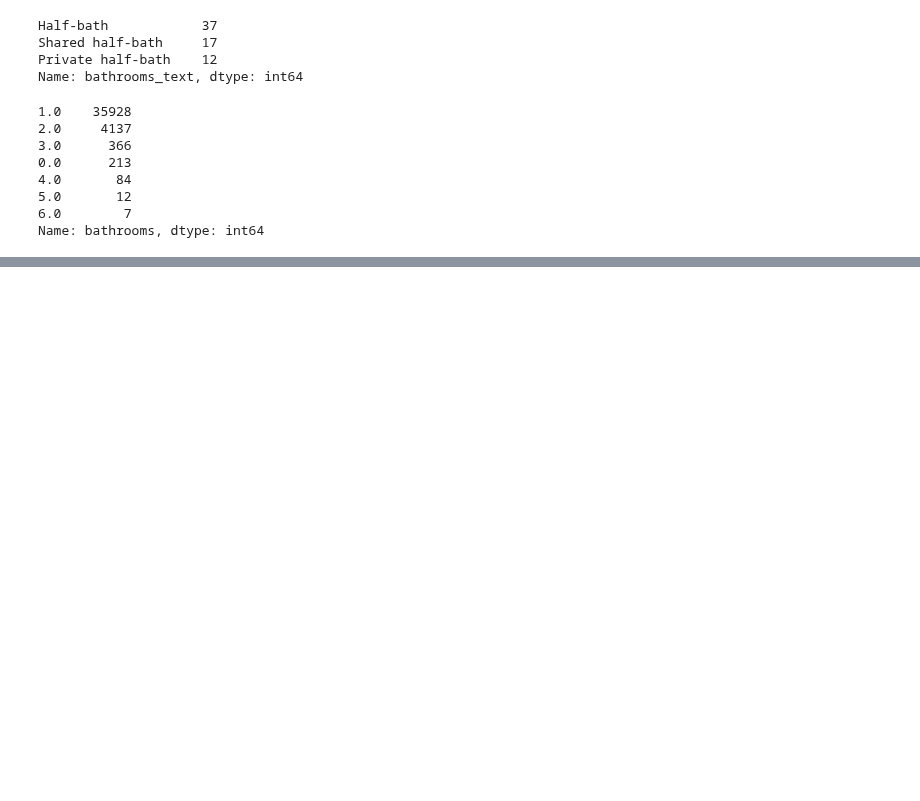
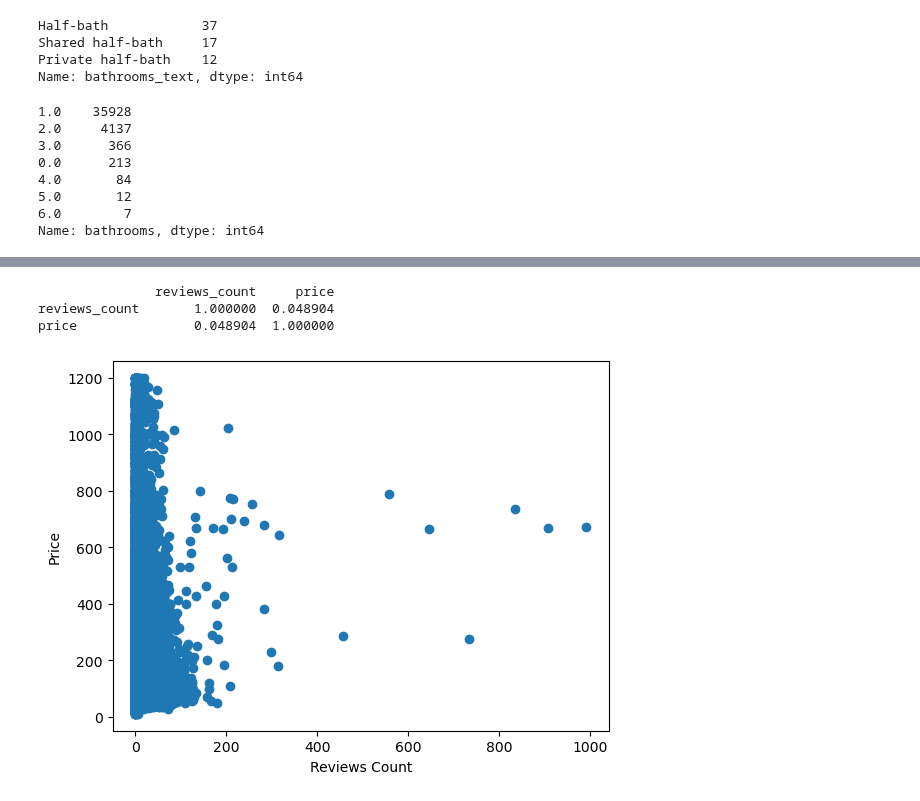
Before and after one commit to n-altawam/Sprinboard, a Jupyter notebook: Capstone 2/EDA.ipynb, the cells around one changed output, grey strips where cells are left out. Cells and saved outputs as stored; diff of their text form; code cells hidden in the pictures; blank space fills up the shorter version.

```diff
--- a/Capstone 2/EDA.ipynb
+++ b/Capstone 2/EDA.ipynb
@@ -288,0 +291,9 @@ df.bathrooms_text.value_counts()
+# %%
+# create a new column 'reviews_count'
+df['reviews_count'] = df.apply(lambda row: row['number_of_reviews_ltm'] if row['number_of_reviews_ltm'] != row['number_of_reviews'] else row['number_of_reviews'], axis=1)
+
+# fill missing values in 'reviews_count' with values from other column
+df['reviews_count'].fillna(df['number_of_reviews'], inplace=True)
+
+# drop 'number_of_reviews' and 'number_of_reviews_ltm' columns
+df.drop(['number_of_reviews', 'number_of_reviews_ltm'], axis=1, inplace=True)
@@ -288,0 +312,16 @@ df.bathrooms_text.value_counts()
+# %%
+corr_matrix = df[['reviews_count', 'price']].corr()
+print(corr_matrix)
+# %% [output]
+               reviews_count     price
+reviews_count       1.000000  0.048904
+price               0.048904  1.000000
+# %%
+import matplotlib.pyplot as plt
+
+plt.scatter(df['reviews_count'], df['price'])
+plt.xlabel('Reviews Count')
+plt.ylabel('Price')
+plt.show()
+# %% [output]
+[figure, added]
```
Also changed, not shown: parts of 18 cells of this notebook, 1 other file.
